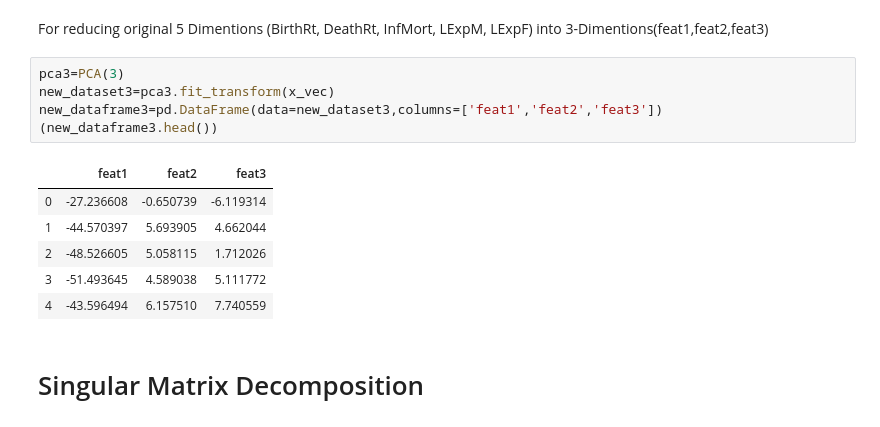
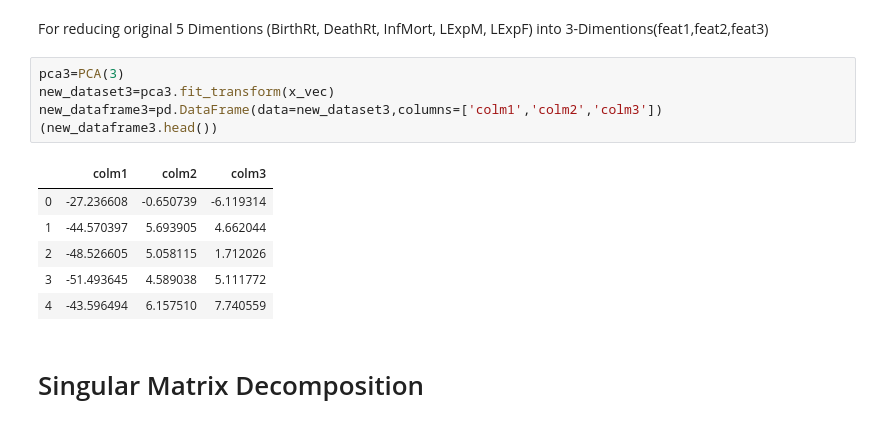
Before and after one commit to Nku64/Assignment, a Jupyter notebook: DataSetPCA.ipynb, the cells around one changed output. Drawn from its saved outputs; the diff is of its cells as text.

```diff
--- a/DataSetPCA.ipynb
+++ b/DataSetPCA.ipynb
@@ -140,10 +140,10 @@ For reducing original 5 Dimentions (BirthRt, DeathRt, InfMort, LExpM, LExpF) int
 # %%
 pca3=PCA(3)
 new_dataset3=pca3.fit_transform(x_vec)
-new_dataframe3=pd.DataFrame(data=new_dataset3,columns=['feat1','feat2','feat3'])
+new_dataframe3=pd.DataFrame(data=new_dataset3,columns=['colm1','colm2','colm3'])
 (new_dataframe3.head())
 # %% [output]
-|  | feat1 | feat2 | feat3 |
+|  | colm1 | colm2 | colm3 |
 | 0 | -27.236608 | -0.650739 | -6.119314 |
 | 1 | -44.570397 | 5.693905 | 4.662044 |
 | 2 | -48.526605 | 5.058115 | 1.712026 |
```
Also changed, not shown: parts of 8 cells of this notebook.
